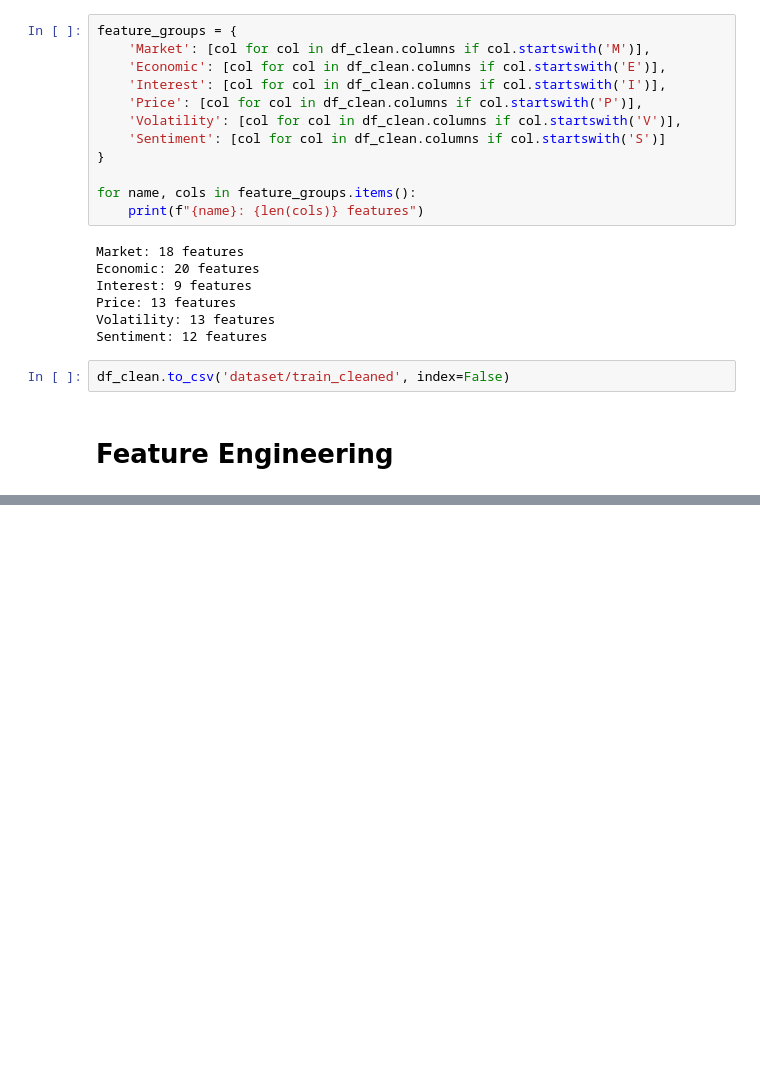
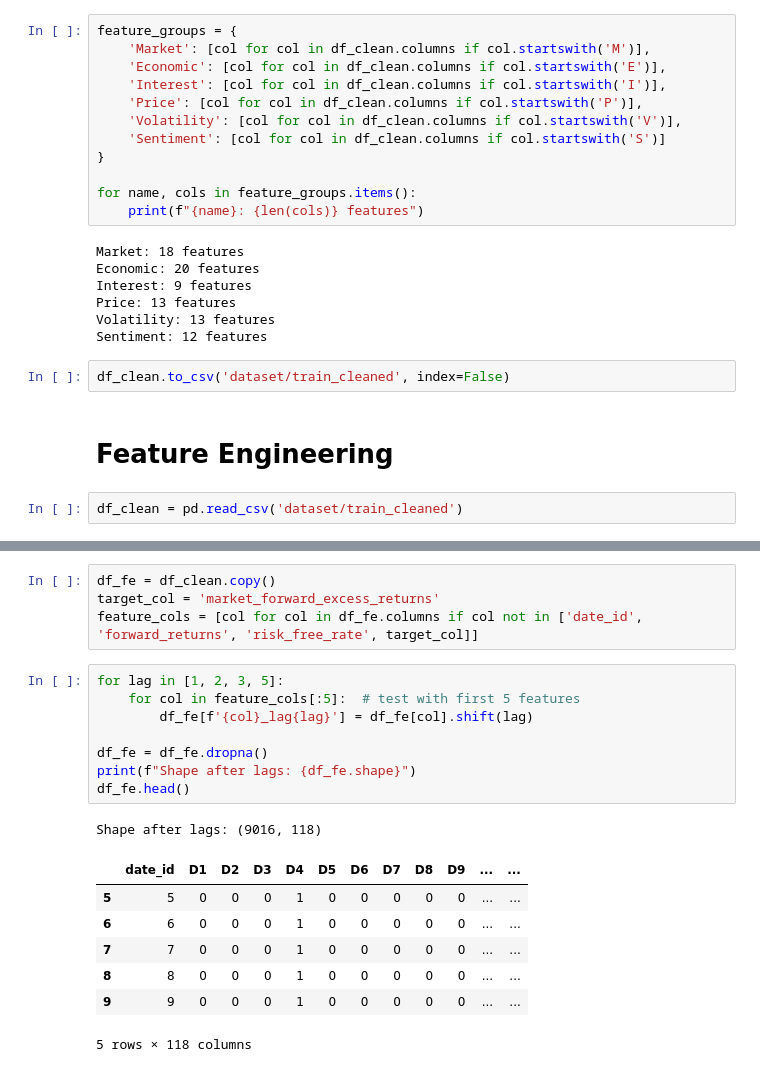
Before and after one commit to Asvataman/Kaggle-HULL-MarketPrediction, a Jupyter notebook: EDA.ipynb, the cells around one changed output, grey strips where cells are left out. Drawn from its saved outputs; the diff is of its cells as text; blank space fills up the shorter version.

```diff
--- a/EDA.ipynb
+++ b/EDA.ipynb
@@ -255,3 +257,5 @@ Sentiment: 12 features
 df_clean.to_csv('dataset/train_cleaned', index=False)
 # %% [markdown]
 # Feature Engineering
+# %%
+df_clean = pd.read_csv('dataset/train_cleaned')
@@ -257,0 +270,21 @@ df_clean.to_csv('dataset/train_cleaned', index=False)
+# %%
+df_fe = df_clean.copy()
+target_col = 'market_forward_excess_returns'
+feature_cols = [col for col in df_fe.columns if col not in ['date_id', 'forward_returns', 'risk_free_rate', target_col]]
+# %%
+for lag in [1, 2, 3, 5]:
+    for col in feature_cols[:5]:  # test with first 5 features
+        df_fe[f'{col}_lag{lag}'] = df_fe[col].shift(lag)
+
+df_fe = df_fe.dropna()
+print(f"Shape after lags: {df_fe.shape}")
+df_fe.head()
+# %% [output]
+Shape after lags: (9016, 118)
+|  | date_id | D1 | D2 | D3 | D4 | D5 | D6 | D7 | D8 | D9 | ... | ... |
+| 5 | 5 | 0 | 0 | 0 | 1 | 0 | 0 | 0 | 0 | 0 | ... | ... |
+| 6 | 6 | 0 | 0 | 0 | 1 | 0 | 0 | 0 | 0 | 0 | ... | ... |
+| 7 | 7 | 0 | 0 | 0 | 1 | 0 | 0 | 0 | 0 | 0 | ... | ... |
+| 8 | 8 | 0 | 0 | 0 | 1 | 0 | 0 | 0 | 0 | 0 | ... | ... |
+| 9 | 9 | 0 | 0 | 0 | 1 | 0 | 0 | 0 | 0 | 0 | ... | ... |
+5 rows × 118 columns
```
Also changed, not shown: parts of 10 cells of this notebook.
